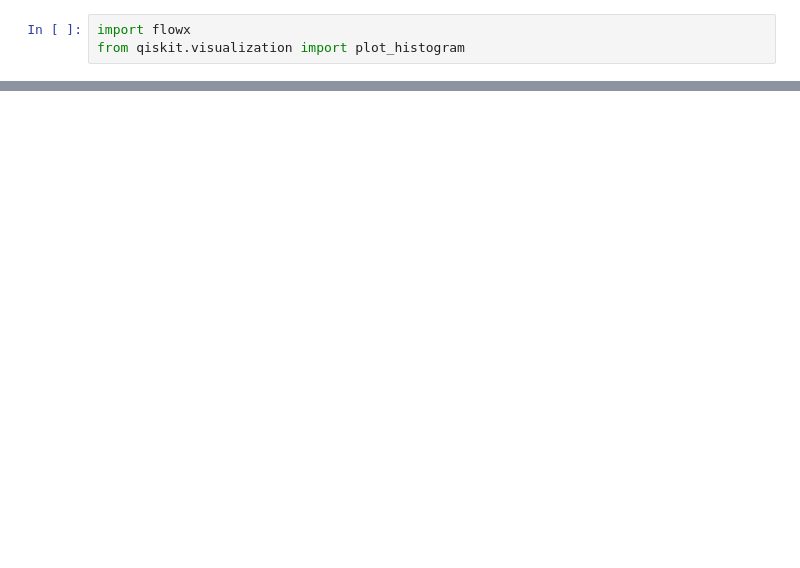
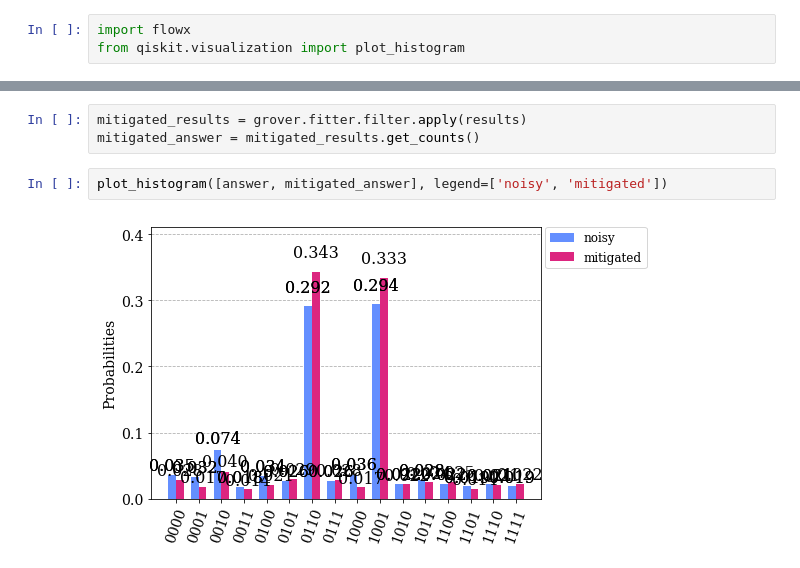
Before and after one commit to akashdhruv/FlowX, a Jupyter notebook: examples/quantum/grovers_mapping/simulation.ipynb, the cells around one changed output, grey strips where cells are left out. Saved outputs shown, nothing was run; the diff lists cells and outputs as text; blank space fills up the shorter version.

```diff
--- a/examples/quantum/grovers_mapping/simulation.ipynb
+++ b/examples/quantum/grovers_mapping/simulation.ipynb
@@ -36,0 +41,7 @@ flowx.io.plot_mesh_mapped(gridc, particles[0])
+# %%
+mitigated_results = grover.fitter.filter.apply(results)
+mitigated_answer = mitigated_results.get_counts()
+# %%
+plot_histogram([answer, mitigated_answer], legend=['noisy', 'mitigated'])
+# %% [output]
+[figure, added]
```
Also changed, not shown: parts of 4 cells of this notebook, 6 other files.
